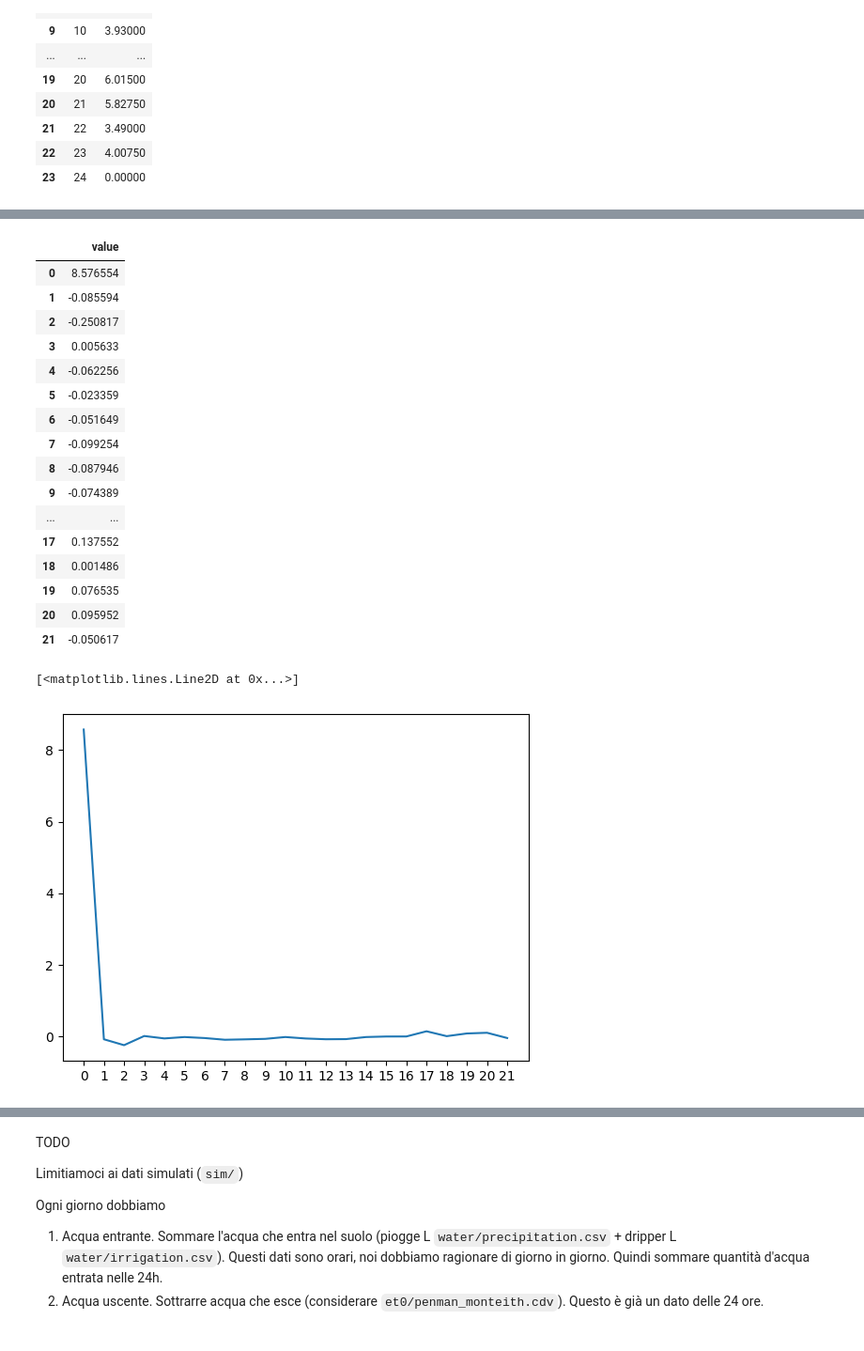
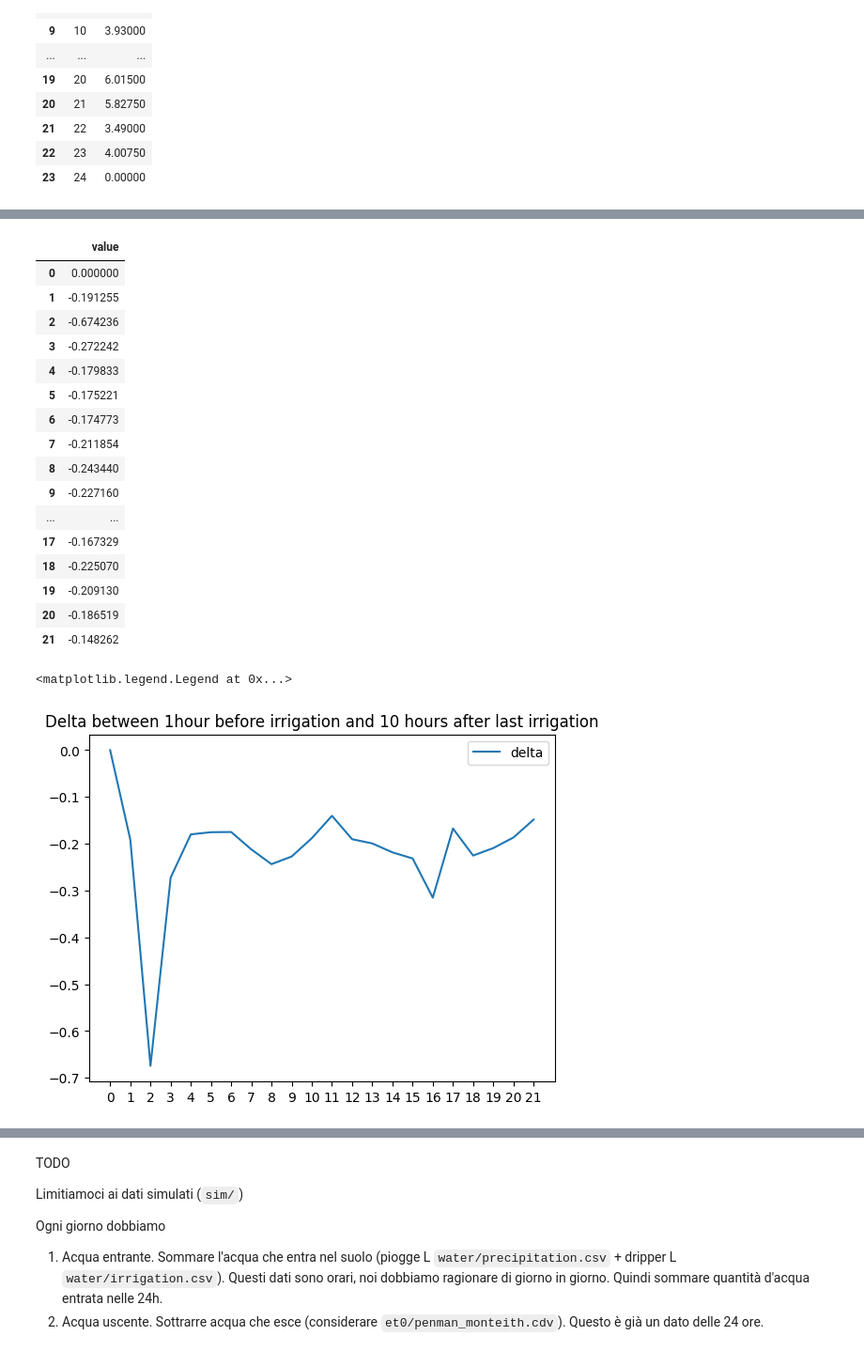
Before and after one commit to josephgiovanelli/et0_calculation, a Jupyter notebook: notebook.ipynb, the cells around one changed output, grey strips where cells are left out. Shown at 94% size. Drawn from its saved outputs; the diff is of its cells as text; code cells hidden in the pictures.

Commit message:
fixed delta chart and updated charts with new sim data

```diff
--- a/notebook.ipynb
+++ b/notebook.ipynb
@@ -168,8 +168,9 @@ et_water_deficit = pd.DataFrame(ir['irrigation'].add(pr['precipitation'].sub(et[
 #Calculating, for every day, water content of soil an hour before irrigation
 def wc_before_one_hour():
     irrigation = pd.read_csv('/home/data/water/irrigation.csv')
-    real_soil_moisture = pd.read_csv('/home/data/sim/water_content.csv')
+    soil_moisture = pd.read_csv('/home/data/sim/water_content.csv')
 
+#/home/data/interp_obs/water_content.csv
     irrigation['timestamp'] = irrigation['timestamp'].apply(lambda x: datetime.fromtimestamp(x))
 
     irrigation_hours = []
@@ -178,9 +179,9 @@ def wc_before_one_hour():
         if index < len(irrigation.index)-1 and row['irrigation'] == 0 and irrigation.iloc[[index+1]]['irrigation'].values[0] > 0 and irrigation.iloc[[index+2]]['irrigation'].values[0] > 0 :
             irrigation_hours.append(row['timestamp'])
 
-    real_soil_moisture['timestamp'] = real_soil_moisture['timestamp'].apply(lambda x: datetime.fromtimestamp(x))
+    soil_moisture['timestamp'] = soil_moisture['timestamp'].apply(lambda x: datetime.fromtimestamp(x))
 
-    timestamp =  real_soil_moisture[real_soil_moisture['timestamp'].isin(irrigation_hours)].reset_index(names="day").drop(columns=['day'])
+    timestamp =  soil_moisture[soil_moisture['timestamp'].isin(irrigation_hours)].reset_index(names="day").drop(columns=['day'])
     pre_irrigation_wc = pd.DataFrame(timestamp['timestamp'])
     pre_irrigation_wc['value'] = timestamp.loc[:,[c for c in df.columns if c!= "timestamp"]].mean(axis=1).apply(lambda x: x*soil_density*soil_volume)
     return pre_irrigation_wc
@@ -189,7 +190,7 @@ def wc_before_one_hour():
 def wc_after_irrigation(hours):
 
     irrigation = pd.read_csv('/home/data/water/irrigation.csv')
-    real_soil_moisture = pd.read_csv('/home/data/sim/water_content.csv')
+    soil_moisture = pd.read_csv('/home/data/sim/water_content.csv')
 
     irrigation['timestamp'] = irrigation['timestamp'].apply(lambda x: datetime.fromtimestamp(x))
 
@@ -205,8 +206,8 @@ def wc_after_irrigation(hours):
         if irrigation.iloc[[index-hours]]['irrigation'].values[0] > 0 and irrigation.iloc[[index-hours-1]]['irrigation'].values[0] > 0 and to_add == True:
             after_irrigation_hours.append(row['timestamp'])
 
-    real_soil_moisture['timestamp'] = real_soil_moisture['timestamp'].apply(lambda x: datetime.fromtimestamp(x))
-    timestamp =  real_soil_moisture[real_soil_moisture['timestamp'].isin(after_irrigation_hours)].reset_index(names="day").drop(columns=['day'])
+    soil_moisture['timestamp'] = soil_moisture['timestamp'].apply(lambda x: datetime.fromtimestamp(x))
+    timestamp =  soil_moisture[soil_moisture['timestamp'].isin(after_irrigation_hours)].reset_index(names="day").drop(columns=['day'])
 
     post_irrigation_wc = pd.DataFrame(timestamp['timestamp'])
     post_irrigation_wc['value'] = timestamp.loc[:,[c for c in df.columns if c!= "timestamp"]].mean(axis=1).apply(lambda x: x*soil_density*soil_volume)
@@ -234,10 +215,10 @@ ir
 # %%
 
 pre_irrigation_wc = wc_before_one_hour()
-post_irrigation_wc_after_two = wc_after_irrigation(9)
-post_irrigation_wc_after_five = wc_after_irrigation(5)
-post_irrigation_wc_after_seven = wc_after_irrigation(7)
-post_irrigation_wc_after_two = wc_after_irrigation(2)
-pre_irrigation_wc
+post_irrigation_wc_10= wc_after_irrigation(10)
+post_irrigation_wc_3 = wc_after_irrigation(3)
+post_irrigation_wc_7 = wc_after_irrigation(7)
+post_irrigation_wc_12 = wc_after_irrigation(12)
+post_irrigation_wc_12
 # %% [output]
 |  | timestamp | value |
@@ -271,31 +252,34 @@ plt.legend(loc='best')
 # %%
-daily_diff = pd.DataFrame(pre_irrigation_wc['value'].subtract(post_irrigation_wc_after_seven['value'].shift(periods=1,fill_value=0)))
+pre_irrigation_wc.at[0,'value'] = 0
+daily_diff = pd.DataFrame(pre_irrigation_wc['value'].subtract(post_irrigation_wc_10['value'].shift(periods=1,fill_value=0)))
 
 daily_diff
 # %% [output]
 |  | value |
-| 0 | 8.576554 |
-| 1 | -0.085594 |
-| 2 | -0.250817 |
-| 3 | 0.005633 |
-| 4 | -0.062256 |
-| 5 | -0.023359 |
-| 6 | -0.051649 |
-| 7 | -0.099254 |
-| 8 | -0.087946 |
-| 9 | -0.074389 |
+| 0 | 0.000000 |
+| 1 | -0.191255 |
+| 2 | -0.674236 |
+| 3 | -0.272242 |
+| 4 | -0.179833 |
+| 5 | -0.175221 |
+| 6 | -0.174773 |
+| 7 | -0.211854 |
+| 8 | -0.243440 |
+| 9 | -0.227160 |
 | ... | ... |
-| 17 | 0.137552 |
-| 18 | 0.001486 |
-| 19 | 0.076535 |
-| 20 | 0.095952 |
-| 21 | -0.050617 |
+| 17 | -0.167329 |
+| 18 | -0.225070 |
+| 19 | -0.209130 |
+| 20 | -0.186519 |
+| 21 | -0.148262 |
 # %%
 plt.xticks(range(len(daily_diff.index)))
-plt.plot(daily_diff.index, daily_diff['value'], label='real-SWC')
+plt.title('Delta between 1hour before irrigation and 10 hours after last irrigation')
+plt.plot(daily_diff.index, daily_diff['value'], label='delta')
+plt.legend(loc='best')
 # %% [output]
-[<matplotlib.lines.Line2D at 0x...>]
+<matplotlib.legend.Legend at 0x...>
-[figure, old version]
+[figure, new version]
 # %%
 # Plotting results
 
```
Also changed, not shown: parts of 12 cells of this notebook.
